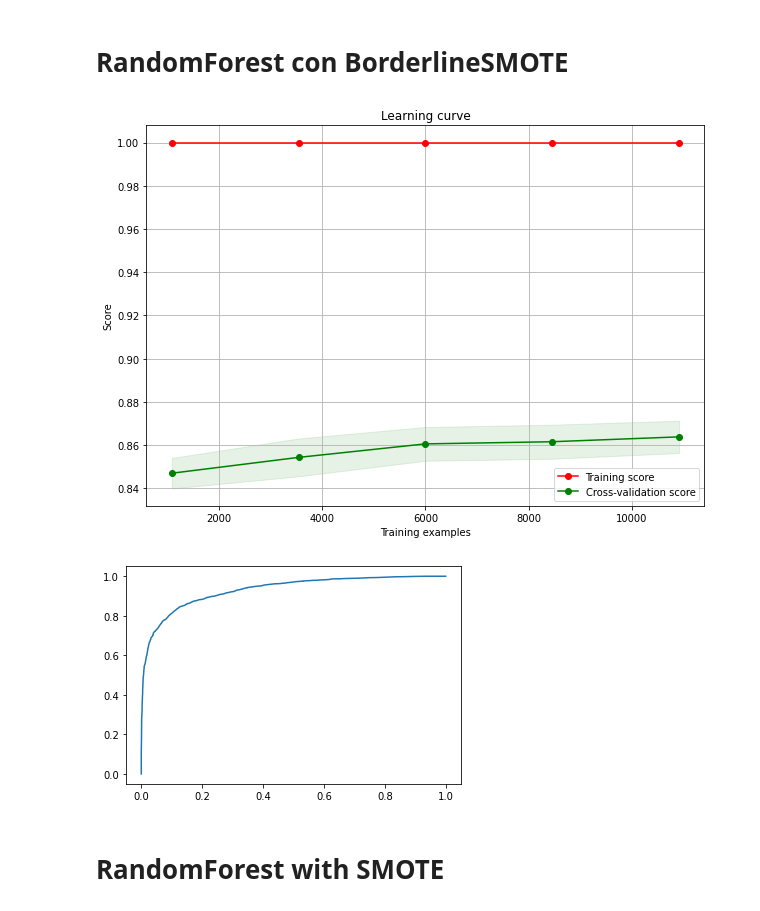
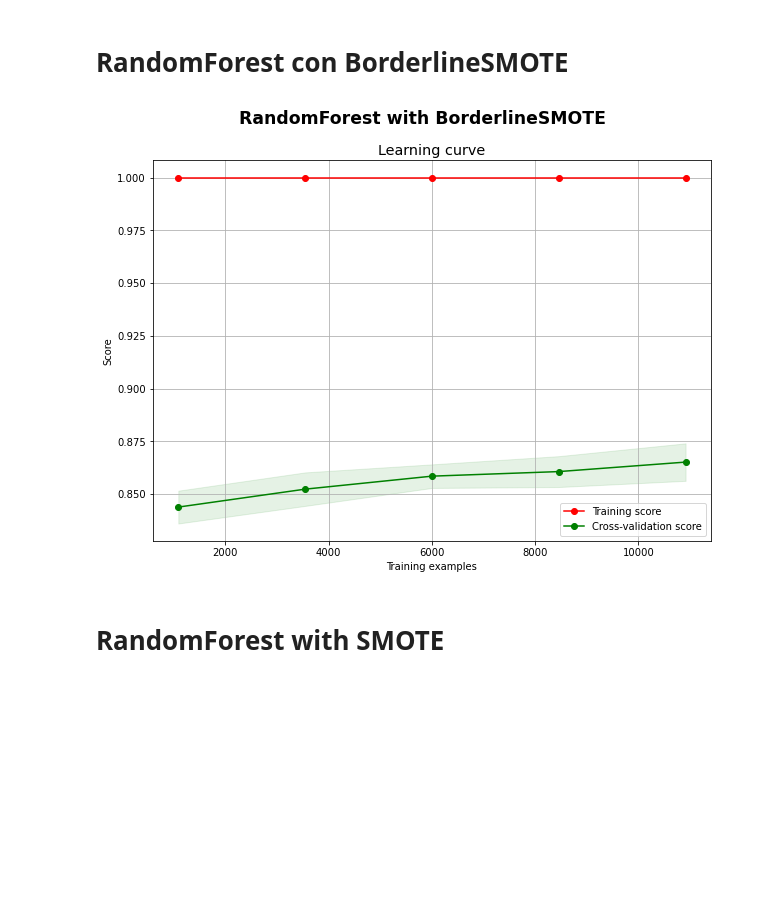
Before and after one commit to spapicchio/Gamma-Telescope-Analysis, a Jupyter notebook: curves.ipynb, the cells around one changed output. Cells and saved outputs as stored; diff of their text form; code cells hidden in the pictures; blank space fills up the shorter version.

Commit message:
Curves Final Version

```diff
--- a/curves.ipynb
+++ b/curves.ipynb
@@ -73,12 +73,12 @@ def prepare_data(df, outlier, param_outlier, scale):
 
     return X_train, X_test, y_train, y_test, skf
 # %%
-def plot_roc_learningcurve(pipeline, df, outlier, param_outlier, scale) :
+def plot_roc_learningcurve(pipeline, df, outlier, param_outlier, scale, model_name) :
     X_train, X_test, y_train, y_test, skf = prepare_data(df, outlier, param_outlier, scale)
     pipeline.fit(X_train, y_train)
     y_pred = pipeline.predict(X_test)
     fpr, tpr, _ = roc_curve(y_test, pipeline.predict_proba(X_test)[:,1])
-    auc = roc_auc_score(y_test, y_pred)
+    auc = roc_auc_score(y_test, pipeline.predict_proba(X_test)[:,1])
 
     train_sizes, train_scores, test_scores = learning_curve(pipeline, X_train, y_train, cv=skf, return_times=False)
     train_scores_mean = np.mean(train_scores, axis=1)
@@ -95,34 +95,35 @@ def plot_roc_learningcurve(pipeline, df, outlier, param_outlier, scale) :
     axe.legend(loc="best")
     axe.set_xlabel("Training examples")
     axe.set_ylabel("Score")
-    plt.title('Learning curve')
+    plt.title('Learning curve',fontsize='x-large')
+    plt.suptitle(model_name, fontsize='xx-large', weight='bold')
     plt.show()
-    plt.plot(fpr,tpr)
-    plt.show()
+    #plt.plot(fpr,tpr)
+    #plt.show()
+    return fpr,tpr,auc
 # %% [markdown]
 # RandomForest con BorderlineSMOTE
 # %%
 outlier = True
 param_outlier = 3
 scale = True
 
 n_estimators = 200
 criterion ='entropy'
 max_depth = 30
 
 model = RandomForestClassifier(n_jobs=-1, random_state=10,
                                 n_estimators=n_estimators,
                                 criterion=criterion,
                                 max_depth=max_depth)
 
 pipeline = imbpipeline(steps = [['smote', BorderlineSMOTE( sampling_strategy='all',k_neighbors=5)],
                                 ['classifier', model]])
 
 
-plot_roc_learningcurve(pipeline, df ,outlier,param_outlier,scale)
+fpr_RF_BS,tpr_RF_BS,auc_RF_BS =plot_roc_learningcurve(pipeline, df ,outlier,param_outlier,scale, "RandomForest with BorderlineSMOTE")
 # %% [output]
-[figure, old version]
+[figure, new version]
-[figure, removed]
 # %% [markdown]
 # RandomForest with SMOTE
 # %%
```
Also changed, not shown: parts of 8 cells of this notebook.
